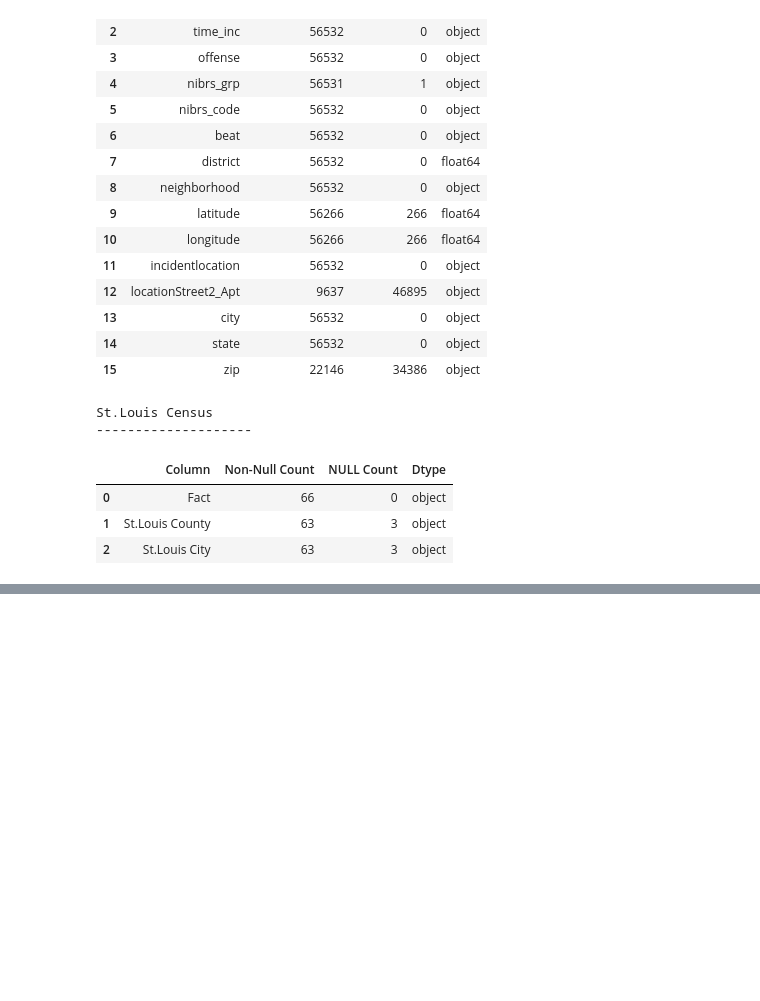
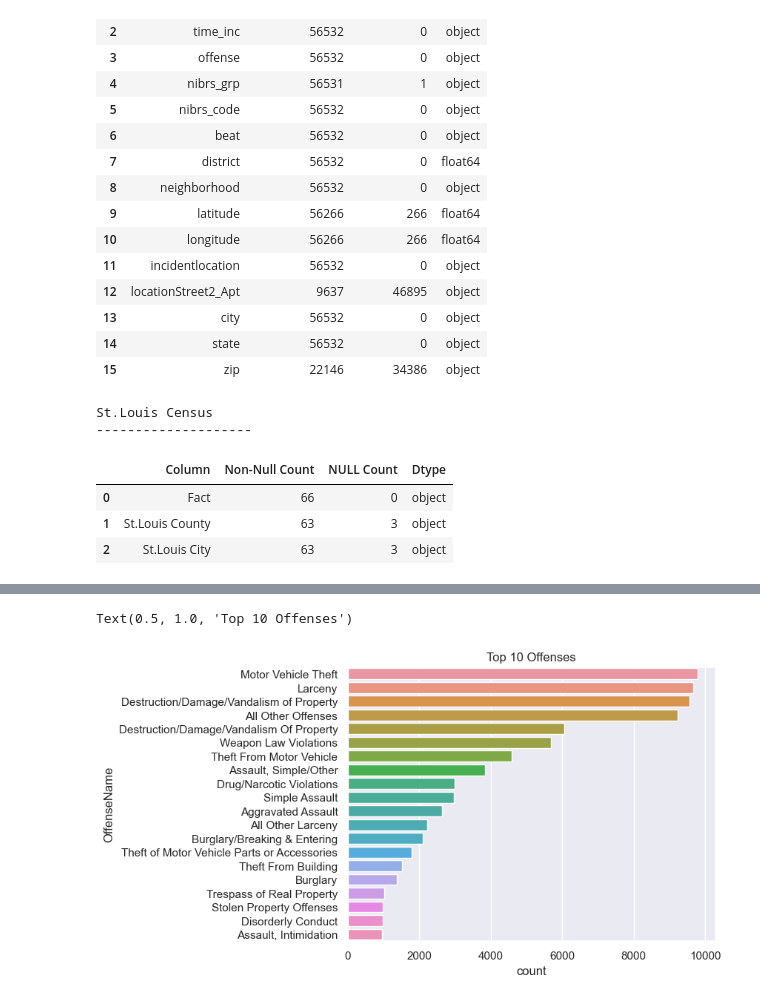
Before and after one commit to KyleHoss/Data-Science-Portfolio, a Jupyter notebook: General Analysis/St-Louis-Crime/StlCrimeAnalysis.ipynb, the cells around one changed output, grey strips where cells are left out. Cells and saved outputs as stored; diff of their text form; code cells hidden in the pictures; blank space fills up the shorter version.

```diff
--- a/General Analysis/St-Louis-Crime/StlCrimeAnalysis.ipynb
+++ b/General Analysis/St-Louis-Crime/StlCrimeAnalysis.ipynb
@@ -154,0 +399,23 @@ array(['Property', 'Society', 'Person'], dtype=object)
+# %%
+# Rename Columns
+stl_county_df['State'] = 'MO'
+stl_county_df['City'] = stl_county_df['forJuris']
+stl_county_df['Address'] = stl_county_df['address']
+stl_county_df['Patrol District'] = stl_county_df['district']
+stl_county_df['Latitude'] = stl_county_df['latitude']
+stl_county_df['Longitude'] = stl_county_df['longitude']
+
+# Drop Unnecessary Columns
+stl_county_df = stl_county_df.drop(columns=['Report Number', 'reportingJuris', 'forJuris',
+                                            'address', 'latitude','longitude', 'dtCalledIntoCad',
+                                            'occurred','OccDOW','OccMonth','premise', 'zone', 'district'])
+
+# ReStructure Columns
+stl_county_df = stl_county_df.loc[:,['Datetime','OffenseName', 'OffenseCategory', 'Latitude',
+                                     'Longitude' ,'Address', 'City', 'State', 'Patrol District']]
+
+# Sort DataFrame by Datetime
+stl_county_df = stl_county_df.sort_values(by='Datetime', ascending=True).reset_index(drop=True)
+
+# Show Cleaned DataFrame
+display(stl_county_df)
@@ -154,0 +483,9 @@ array(['Property', 'Society', 'Person'], dtype=object)
+# %%
+# Concatenate DataFrames
+stl_crime_df = pd.concat([stl_city_df, stl_county_df])
+
+# Sort DataFrame by Datetime
+stl_crime_df = stl_crime_df.sort_values(by='Datetime', ascending=True).reset_index(drop=True)
+
+# Display Merged DataFrames
+display(stl_crime_df)
@@ -154,0 +520,12 @@ array(['Property', 'Society', 'Person'], dtype=object)
+# %%
+# Create DataFrame of OffenseNames
+stl_offense_df = pd.DataFrame(stl_crime_df['OffenseName'].value_counts().reset_index())
+
+sns.barplot(data=stl_offense_df.head(20),
+            y='OffenseName',
+            x='count', orient='h')
+
+plt.title('Top 10 Offenses')
+# %% [output]
+Text(0.5, 1.0, 'Top 10 Offenses')
+[figure, added]
```
Also changed, not shown: parts of 34 cells of this notebook, 1 other file.
